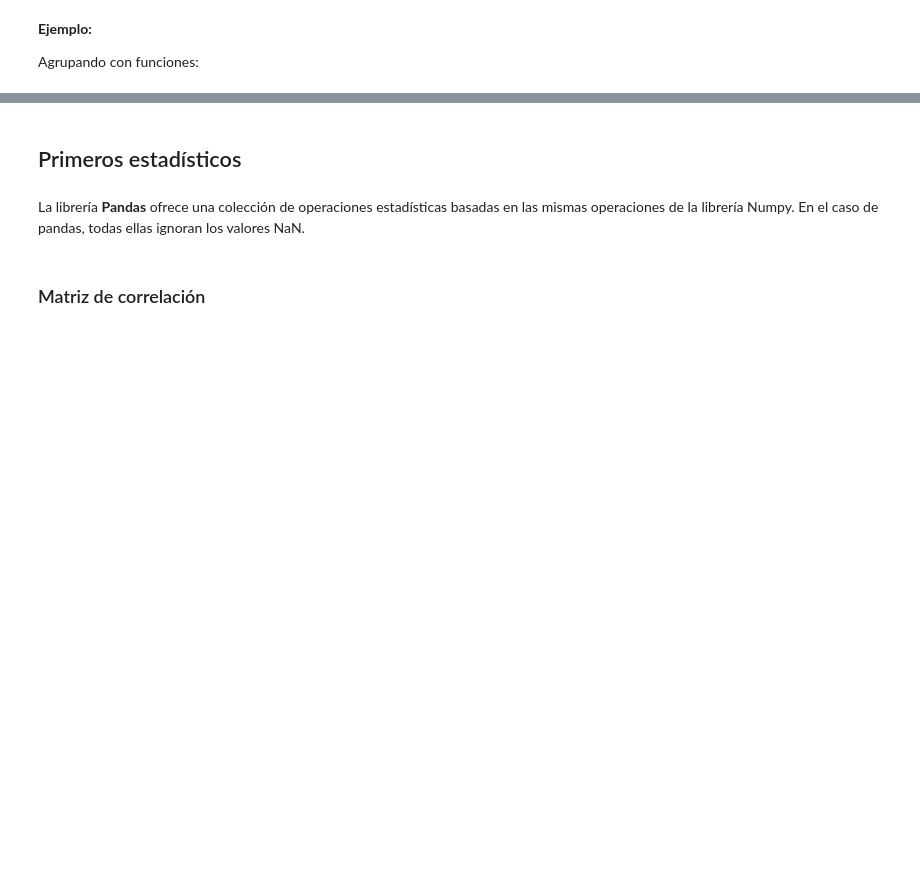
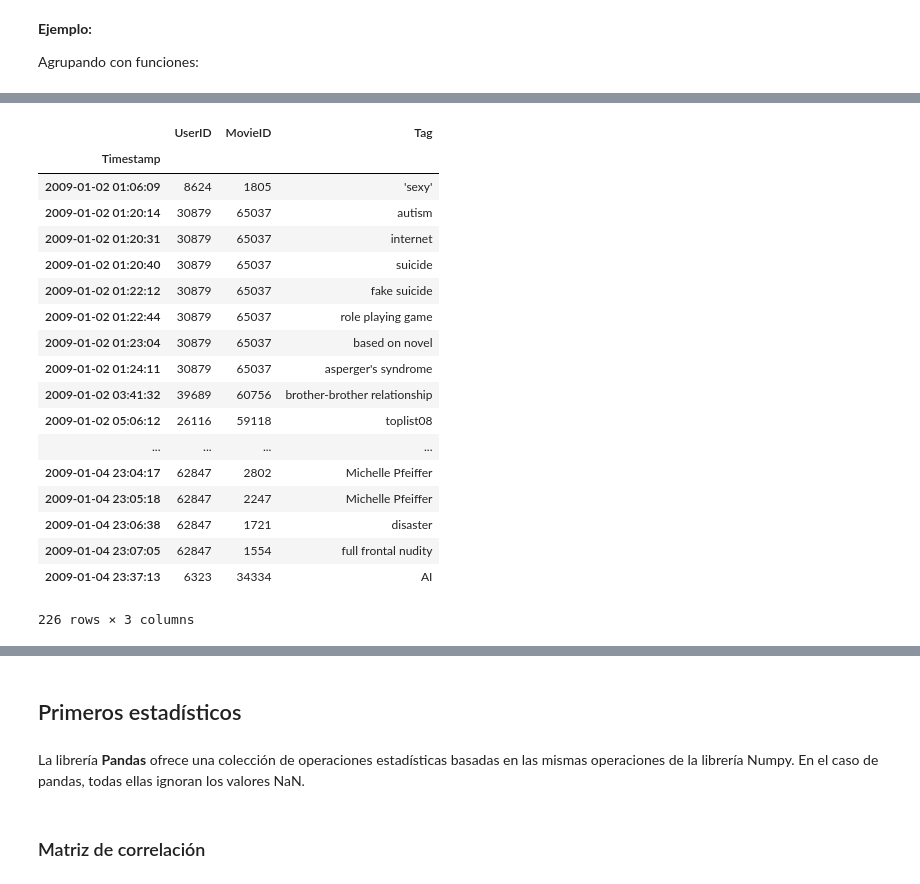
Before and after one commit to albertopastormr/bod-ecv, a Jupyter notebook: module2_Python/day2/pandas.ipynb, the cells around one changed output, grey strips where cells are left out. Cells and saved outputs as stored; diff of their text form; code cells hidden in the pictures; blank space fills up the shorter version.

```diff
--- a/module2_Python/day2/pandas.ipynb
+++ b/module2_Python/day2/pandas.ipynb
@@ -291,8 +294,8 @@ Toda esta información ha sido recogida por el sistema de recomendación online
 
 La url para descargar los datos:     http://grouplens.org/datasets/movielens/
 # %%
-ruta_ratings = './datos/ml-10M/ratings.dat'
-ruta_tags = './datos/ml-10M/tags.dat'
+ruta_ratings = 'C:/Users/Alberto/Documents/GitHub/sasa/mod3/Tema_1/datos/ml-10m/ratings.dat'
+ruta_tags = 'C:/Users/Alberto/Documents/GitHub/sasa/mod3/Tema_1/datos/ml-10m/tags.dat'
 # %% [markdown]
 Tenemos la posibilidad de cargar solo algunas filas, para ver el aspecto de los datos.
 # %%
@@ -629,3 +899,25 @@ df_tags.head()
+# %%
+df_tags['2009-01-02 01:06:08':'2009-01-04'].sort_index()
+# %% [output]
+|  | UserID | MovieID | Tag |
+| Timestamp |  |  |  |
+| 2009-01-02 01:06:09 | 8624 | 1805 | 'sexy' |
+| 2009-01-02 01:20:14 | 30879 | 65037 | autism |
+| 2009-01-02 01:20:31 | 30879 | 65037 | internet |
+| 2009-01-02 01:20:40 | 30879 | 65037 | suicide |
+| 2009-01-02 01:22:12 | 30879 | 65037 | fake suicide |
+| 2009-01-02 01:22:44 | 30879 | 65037 | role playing game |
+| 2009-01-02 01:23:04 | 30879 | 65037 | based on novel |
+| 2009-01-02 01:24:11 | 30879 | 65037 | asperger's syndrome |
+| 2009-01-02 03:41:32 | 39689 | 60756 | brother-brother relationship |
+| 2009-01-02 05:06:12 | 26116 | 59118 | toplist08 |
+| ... | ... | ... | ... |
+| 2009-01-04 23:04:17 | 62847 | 2802 | Michelle Pfeiffer |
+| 2009-01-04 23:05:18 | 62847 | 2247 | Michelle Pfeiffer |
+| 2009-01-04 23:06:38 | 62847 | 1721 | disaster |
+| 2009-01-04 23:07:05 | 62847 | 1554 | full frontal nudity |
+| 2009-01-04 23:37:13 | 6323 | 34334 | AI |
+226 rows × 3 columns
 # %%
 from datetime import datetime, date, time
 
```
Also changed, not shown: parts of 50 cells of this notebook, 2 other files.
